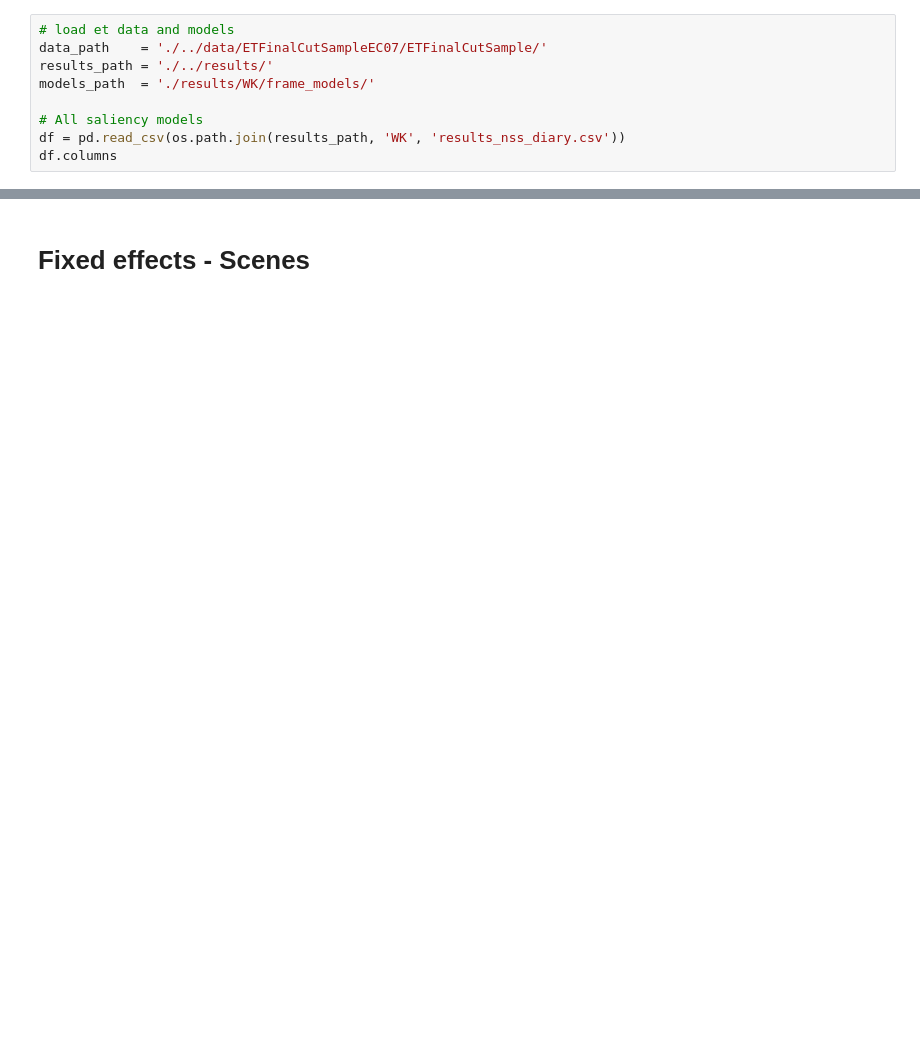
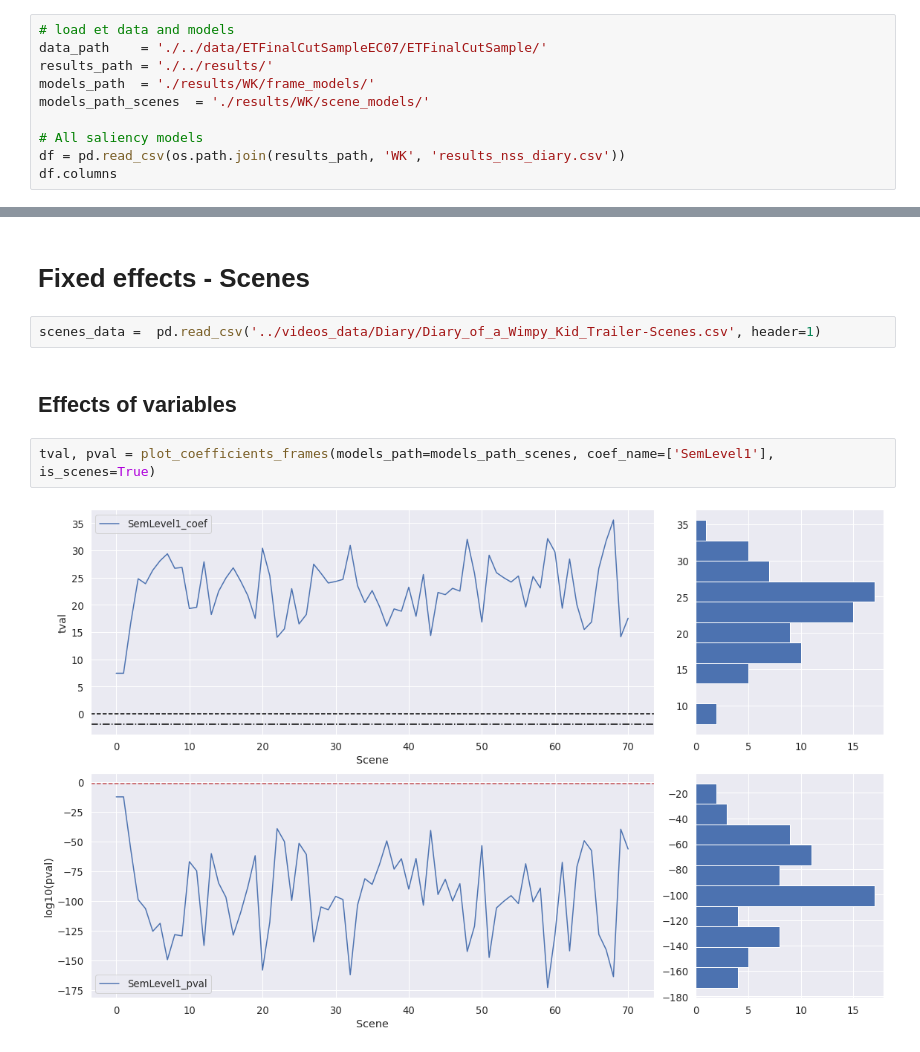
Before and after one commit to gastonbujia/SaliencyADHD, a Jupyter notebook: notebooks/results-models.ipynb, the cells around one changed output, grey strips where cells are left out. Saved outputs shown, nothing was run; the diff lists cells and outputs as text; blank space fills up the shorter version.

```diff
--- a/notebooks/results-models.ipynb
+++ b/notebooks/results-models.ipynb
@@ -26,6 +28,7 @@ sns.set(font_scale = 1.3)
 data_path    = './../data/ETFinalCutSampleEC07/ETFinalCutSample/'
 results_path = './../results/'
 models_path  = './results/WK/frame_models/'
+models_path_scenes  = './results/WK/scene_models/'
 
 # All saliency models
 df = pd.read_csv(os.path.join(results_path, 'WK', 'results_nss_diary.csv'))
@@ -117,2 +163,10 @@ _, _ = plot_coefficients_frames(models_path=models_path, coef_name=['ADHDCategor
 # %% [markdown]
 # Fixed effects - Scenes
+# %%
+scenes_data =  pd.read_csv('../videos_data/Diary/Diary_of_a_Wimpy_Kid_Trailer-Scenes.csv', header=1)
+# %% [markdown]
+## Effects of variables
+# %%
+tval, pval = plot_coefficients_frames(models_path=models_path_scenes, coef_name=['SemLevel1'], is_scenes=True)
+# %% [output]
+[figure, added]
```
Also changed, not shown: parts of 23 cells of this notebook, 3 other files.
